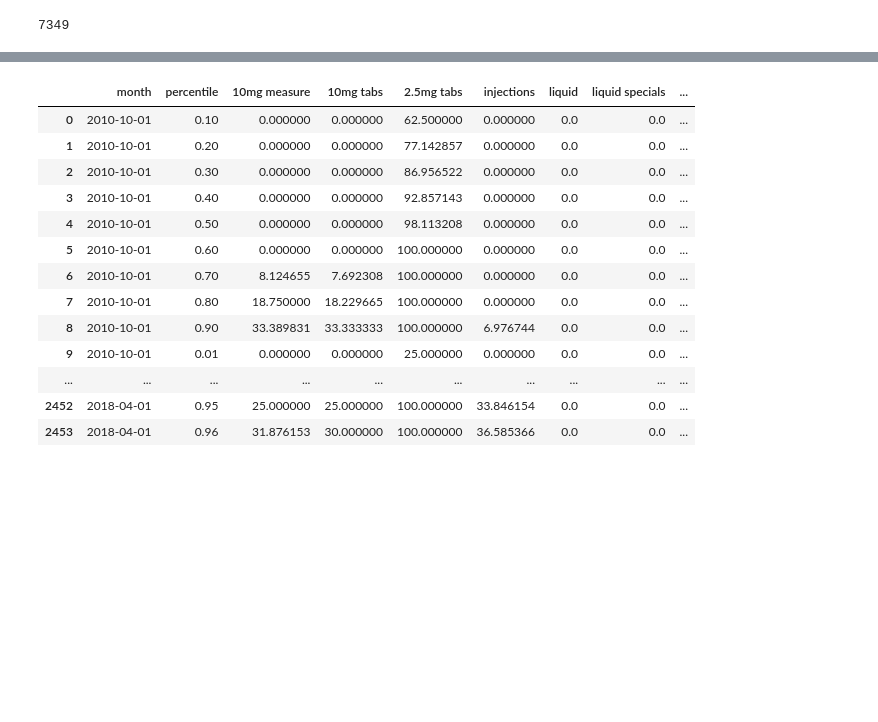
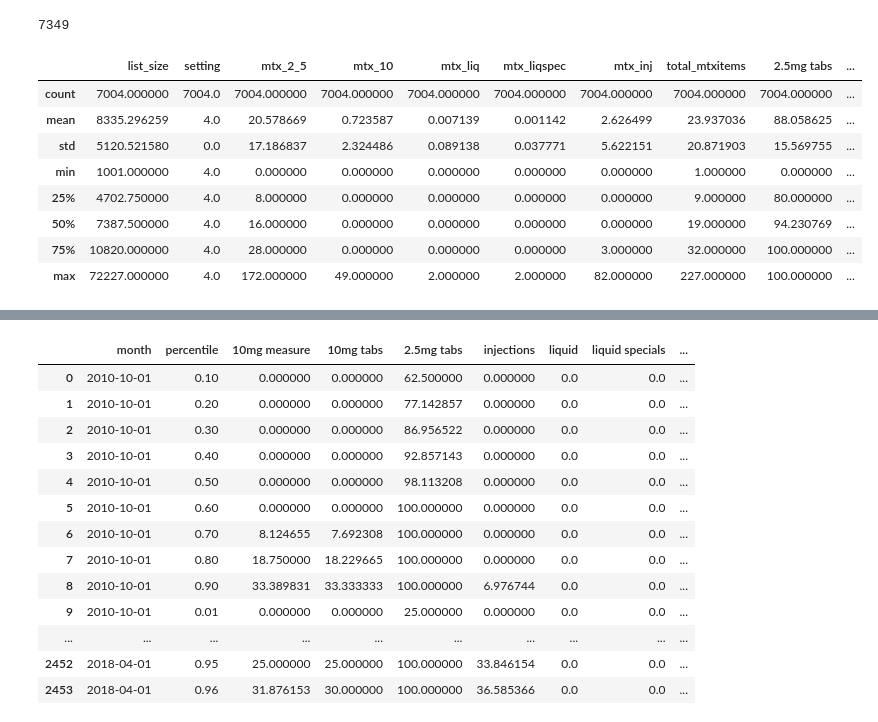
Before and after one commit to ebmdatalab/Methotrexate, a Jupyter notebook: Methotrexate Workbook Final Pass.ipynb, the cells around one changed output, grey strips where cells are left out. Drawn from its saved outputs; the diff is of its cells as text; code cells hidden in the pictures; blank space fills up the shorter version.

```diff
--- a/Methotrexate Workbook Final Pass.ipynb
+++ b/Methotrexate Workbook Final Pass.ipynb
@@ -168,3 +168,17 @@ bsafiltered.head()
 bsafiltered.practice.drop_duplicates().count()
 # %% [output]
 7349
+# %%
+# 2017 range for practices in 2018
+practice_range = pc.copy().loc[(pc.list_size>1000) & (pc["month"]== "2018-04-01")]
+practice_range.describe()
+# %% [output]
+|  | list_size | setting | mtx_2_5 | mtx_10 | mtx_liq | mtx_liqspec | mtx_inj | total_mtxitems | 2.5mg tabs | ... |
+| count | 7004.000000 | 7004.0 | 7004.000000 | 7004.000000 | 7004.000000 | 7004.000000 | 7004.000000 | 7004.000000 | 7004.000000 | ... |
+| mean | 8335.296259 | 4.0 | 20.578669 | 0.723587 | 0.007139 | 0.001142 | 2.626499 | 23.937036 | 88.058625 | ... |
+| std | 5120.521580 | 0.0 | 17.186837 | 2.324486 | 0.089138 | 0.037771 | 5.622151 | 20.871903 | 15.569755 | ... |
+| min | 1001.000000 | 4.0 | 0.000000 | 0.000000 | 0.000000 | 0.000000 | 0.000000 | 1.000000 | 0.000000 | ... |
+| 25% | 4702.750000 | 4.0 | 8.000000 | 0.000000 | 0.000000 | 0.000000 | 0.000000 | 9.000000 | 80.000000 | ... |
+| 50% | 7387.500000 | 4.0 | 16.000000 | 0.000000 | 0.000000 | 0.000000 | 0.000000 | 19.000000 | 94.230769 | ... |
+| 75% | 10820.000000 | 4.0 | 28.000000 | 0.000000 | 0.000000 | 0.000000 | 3.000000 | 32.000000 | 100.000000 | ... |
+| max | 72227.000000 | 4.0 | 172.000000 | 49.000000 | 2.000000 | 2.000000 | 82.000000 | 227.000000 | 100.000000 | ... |
```
Also changed, not shown: parts of 6 cells of this notebook.
